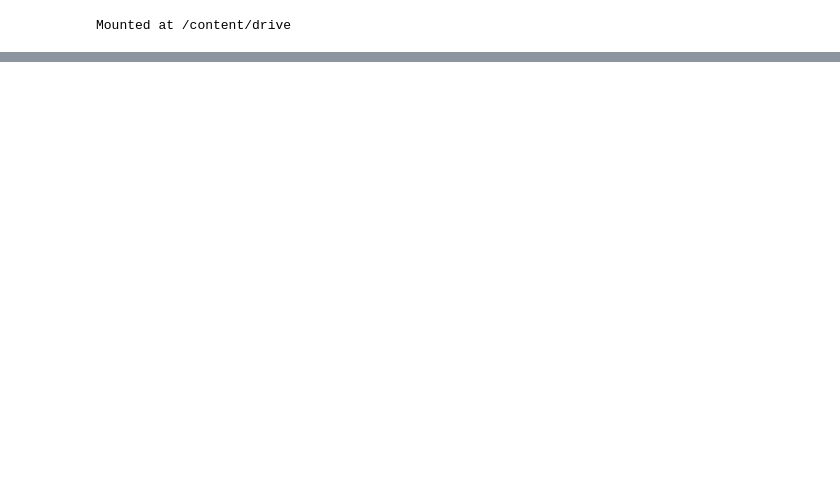
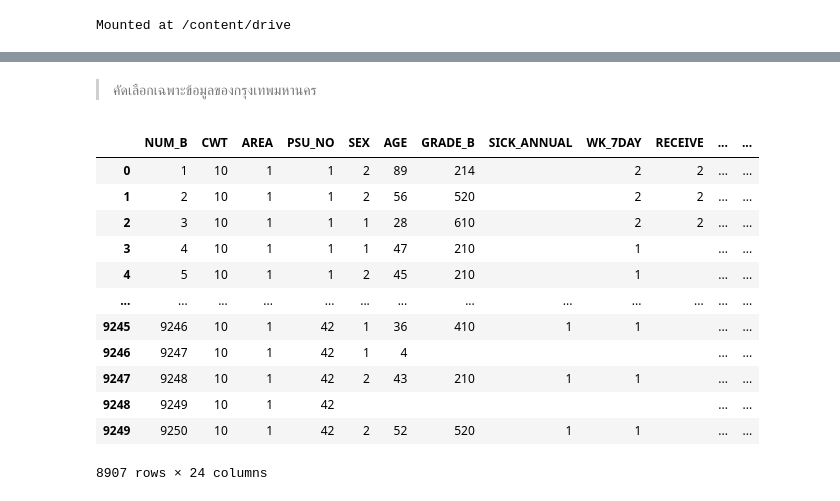
Before and after one commit to 623020514-5/stat-Ubon, a Jupyter notebook: P_try.ipynb, the cells around one changed output, grey strips where cells are left out. Drawn from its saved outputs; the diff is of its cells as text; code cells hidden in the pictures; blank space fills up the shorter version.

```diff
--- a/P_try.ipynb
+++ b/P_try.ipynb
@@ -45,0 +71,19 @@ data_choose_colume
+# %% [markdown]
+> คัดเลือกเฉพาะข้อมูลของกรุงเทพมหานคร
+# %%
+data_CWT = data_choose_colume[data_choose_colume.CWT == 10]
+data_CWT
+# %% [output]
+|  | NUM_B | CWT | AREA | PSU_NO | SEX | AGE | GRADE_B | SICK_ANNUAL | WK_7DAY | RECEIVE | ... | ... |
+| 0 | 1 | 10 | 1 | 1 | 2 | 89 | 214 |  | 2 | 2 | ... | ... |
+| 1 | 2 | 10 | 1 | 1 | 2 | 56 | 520 |  | 2 | 2 | ... | ... |
+| 2 | 3 | 10 | 1 | 1 | 1 | 28 | 610 |  | 2 | 2 | ... | ... |
+| 3 | 4 | 10 | 1 | 1 | 1 | 47 | 210 |  | 1 |  | ... | ... |
+| 4 | 5 | 10 | 1 | 1 | 2 | 45 | 210 |  | 1 |  | ... | ... |
+| ... | ... | ... | ... | ... | ... | ... | ... | ... | ... | ... | ... | ... |
+| 9245 | 9246 | 10 | 1 | 42 | 1 | 36 | 410 | 1 | 1 |  | ... | ... |
+| 9246 | 9247 | 10 | 1 | 42 | 1 | 4 |  |  |  |  | ... | ... |
+| 9247 | 9248 | 10 | 1 | 42 | 2 | 43 | 210 | 1 | 1 |  | ... | ... |
+| 9248 | 9249 | 10 | 1 | 42 |  |  |  |  |  |  | ... | ... |
+| 9249 | 9250 | 10 | 1 | 42 | 2 | 52 | 520 | 1 | 1 |  | ... | ... |
+8907 rows × 24 columns
```
Also changed, not shown: parts of 22 cells of this notebook.
